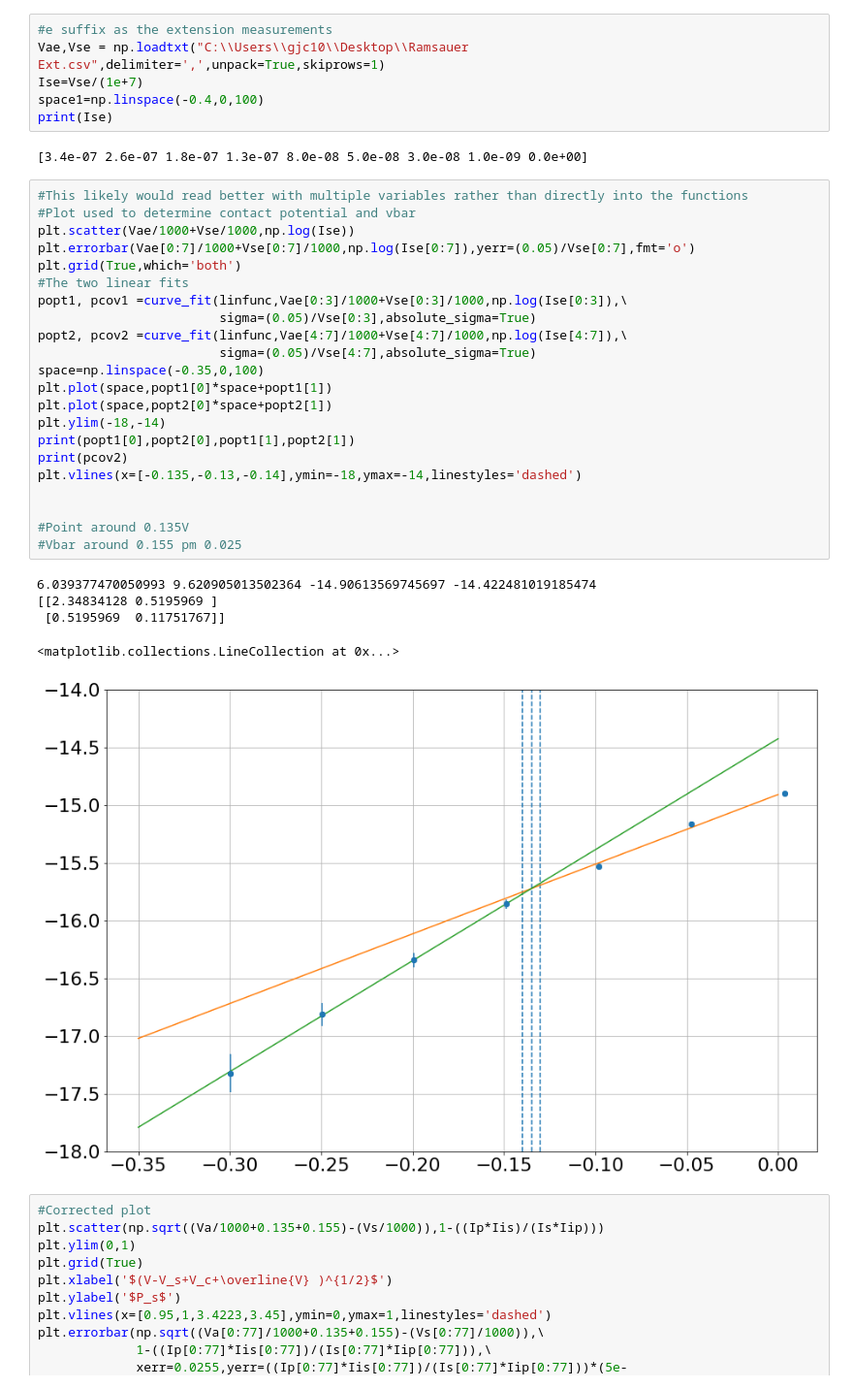
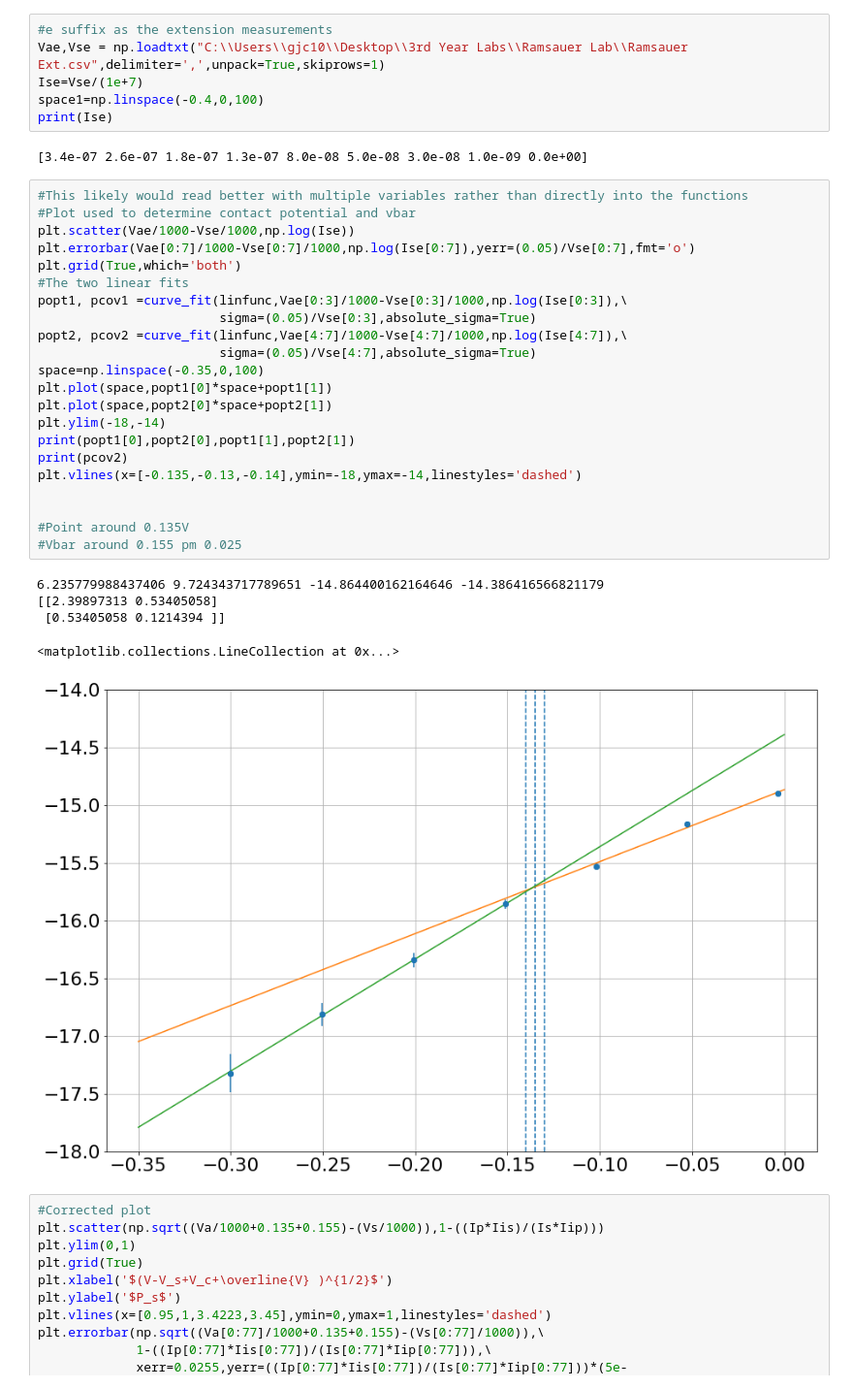
Before and after one commit to gregorycorcoran/Python-Notebooks, a Jupyter notebook: Ramsauer Townsend.ipynb, the cells around one changed output. Shown: that part at 97% size. Cells and saved outputs as stored; diff of their text form.

```diff
--- a/Ramsauer Townsend.ipynb
+++ b/Ramsauer Townsend.ipynb
@@ -49,7 +49,7 @@ def linfunc(x,m,c):
     return m*x+c
 # %%
 #e suffix as the extension measurements
-Vae,Vse = np.loadtxt("C:\\Users\\gjc10\\Desktop\\Ramsauer Ext.csv",delimiter=',',unpack=True,skiprows=1)
+Vae,Vse = np.loadtxt("C:\\Users\\gjc10\\Desktop\\3rd Year Labs\\Ramsauer Lab\\Ramsauer Ext.csv",delimiter=',',unpack=True,skiprows=1)
 Ise=Vse/(1e+7)
 space1=np.linspace(-0.4,0,100)
 print(Ise)
@@ -58,31 +58,31 @@ print(Ise)
 # %%
 #This likely would read better with multiple variables rather than directly into the functions
 #Plot used to determine contact potential and vbar
-plt.scatter(Vae/1000+Vse/1000,np.log(Ise))
-plt.errorbar(Vae[0:7]/1000+Vse[0:7]/1000,np.log(Ise[0:7]),yerr=(0.05)/Vse[0:7],fmt='o')
+plt.scatter(Vae/1000-Vse/1000,np.log(Ise))
+plt.errorbar(Vae[0:7]/1000-Vse[0:7]/1000,np.log(Ise[0:7]),yerr=(0.05)/Vse[0:7],fmt='o')
 plt.grid(True,which='both')
 #The two linear fits
-popt1, pcov1 =curve_fit(linfunc,Vae[0:3]/1000+Vse[0:3]/1000,np.log(Ise[0:3]),\
+popt1, pcov1 =curve_fit(linfunc,Vae[0:3]/1000-Vse[0:3]/1000,np.log(Ise[0:3]),\
                         sigma=(0.05)/Vse[0:3],absolute_sigma=True)
-popt2, pcov2 =curve_fit(linfunc,Vae[4:7]/1000+Vse[4:7]/1000,np.log(Ise[4:7]),\
+popt2, pcov2 =curve_fit(linfunc,Vae[4:7]/1000-Vse[4:7]/1000,np.log(Ise[4:7]),\
                         sigma=(0.05)/Vse[4:7],absolute_sigma=True)
 space=np.linspace(-0.35,0,100)
 plt.plot(space,popt1[0]*space+popt1[1])
 plt.plot(space,popt2[0]*space+popt2[1])
 plt.ylim(-18,-14)
 print(popt1[0],popt2[0],popt1[1],popt2[1])
 print(pcov2)
 plt.vlines(x=[-0.135,-0.13,-0.14],ymin=-18,ymax=-14,linestyles='dashed')
 
 
 #Point around 0.135V
 #Vbar around 0.155 pm 0.025
 # %% [output]
-6.039377470050993 9.620905013502364 -14.90613569745697 -14.422481019185474
-[[2.34834128 0.5195969 ]
- [0.5195969  0.11751767]]
+6.235779988437406 9.724343717789651 -14.864400162164646 -14.386416566821179
+[[2.39897313 0.53405058]
+ [0.53405058 0.1214394 ]]
 <matplotlib.collections.LineCollection at 0x...>
-[figure, old version]
+[figure, new version]
 # %%
 #Corrected plot
 plt.scatter(np.sqrt((Va/1000+0.135+0.155)-(Vs/1000)),1-((Ip*Iis)/(Is*Iip)))
```
Also changed, not shown: parts of 1 cell of this notebook.
